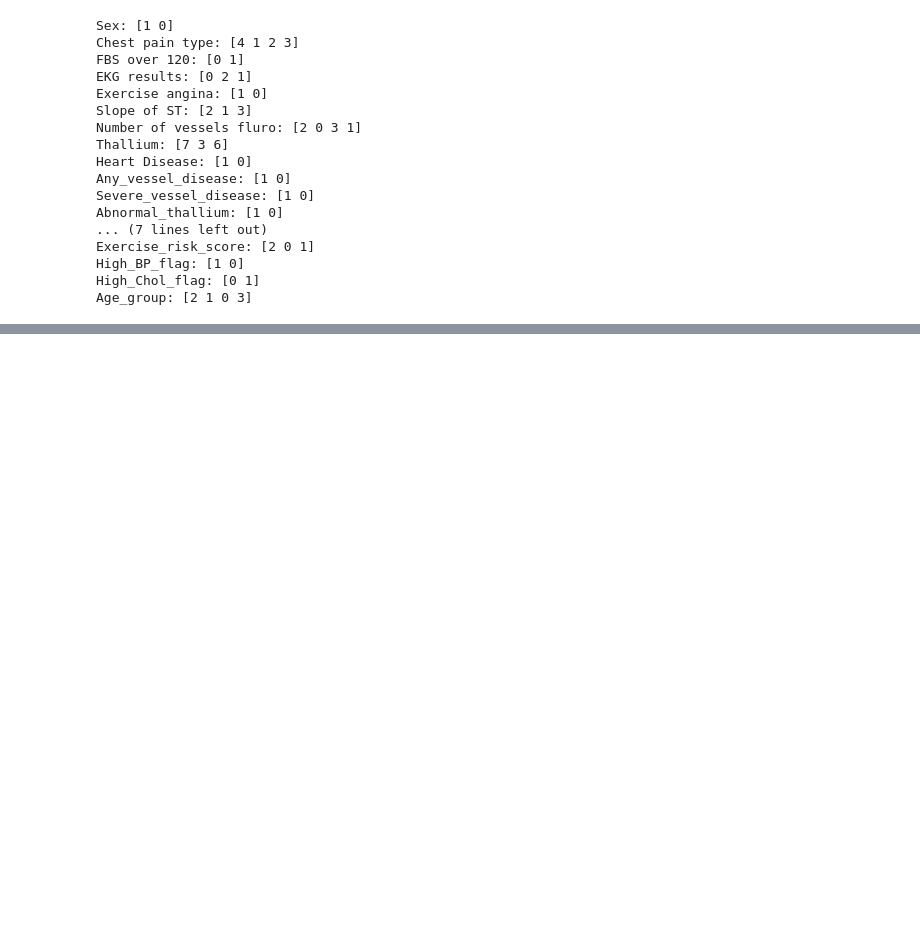
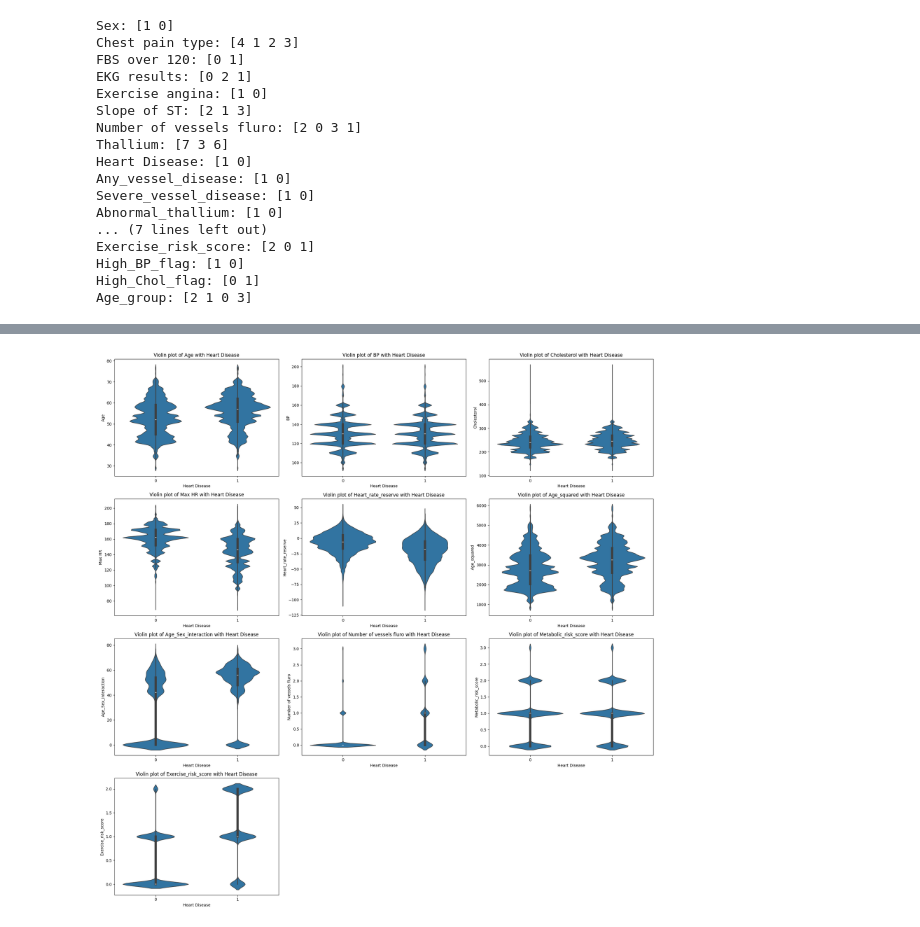
Before and after one commit to adityaSinghal08/heart-disease-prediction, a Jupyter notebook: notebooks/03_exploratory_data_analysis.ipynb, the cells around one changed output, grey strips where cells are left out. Saved outputs shown, nothing was run; the diff lists cells and outputs as text; code cells hidden in the pictures; blank space fills up the shorter version.

```diff
--- a/notebooks/03_exploratory_data_analysis.ipynb
+++ b/notebooks/03_exploratory_data_analysis.ipynb
@@ -167,0 +219,12 @@ NUMERIC_DISCRETE = [
+# %%
+# create a grid with violin plots for target variables against discrete numeric variables
+plt.figure(figsize=(20, 20))
+for i, col in tqdm(enumerate(NUMERIC_DISCRETE)):
+    plt.subplot(4, 3, i + 1)
+    sns.violinplot(data=df, x="Heart Disease", y=col)
+    plt.title(f"Violin plot of {col} with Heart Disease")
+    plt.tight_layout()
+    plt.xlabel("Heart Disease")
+    plt.ylabel(col)
+# %% [output]
+[figure, added]
```
Also changed, not shown: parts of 6 cells of this notebook, 3 other files.
